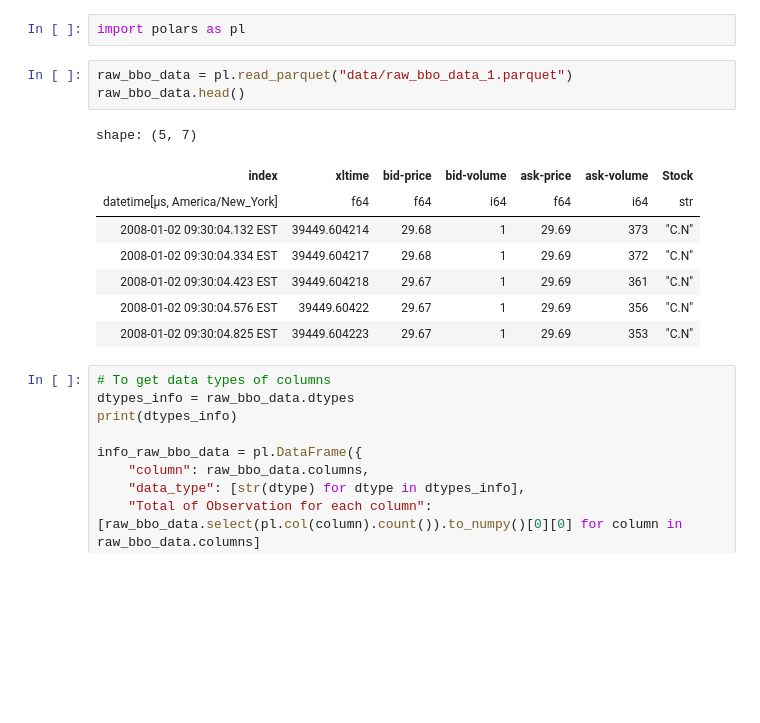
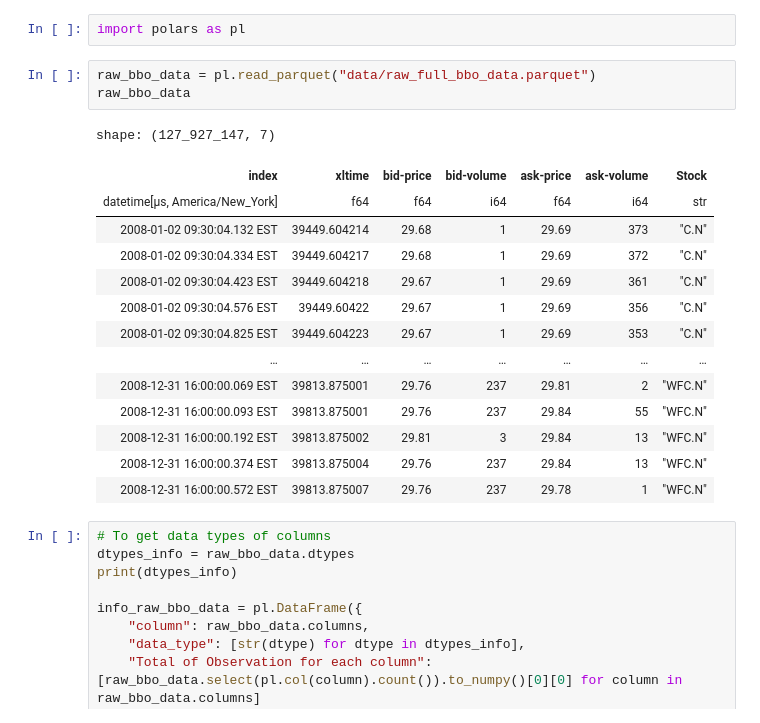
Before and after one commit to valee99/FIN-525-Project, a Jupyter notebook: get_smaller_dataset.ipynb, the cells around one changed output. Cells and saved outputs as stored; diff of their text form; blank space fills up the shorter version.

```diff
--- a/get_smaller_dataset.ipynb
+++ b/get_smaller_dataset.ipynb
@@ -1,17 +1,23 @@
 # %%
 import polars as pl
 # %%
-raw_bbo_data = pl.read_parquet("data/raw_bbo_data_1.parquet")
-raw_bbo_data.head()
+raw_bbo_data = pl.read_parquet("data/raw_full_bbo_data.parquet")
+raw_bbo_data
 # %% [output]
-shape: (5, 7)
+shape: (127_927_147, 7)
 | index | xltime | bid-price | bid-volume | ask-price | ask-volume | Stock |
 | datetime[μs, America/New_York] | f64 | f64 | i64 | f64 | i64 | str |
 | 2008-01-02 09:30:04.132 EST | 39449.604214 | 29.68 | 1 | 29.69 | 373 | "C.N" |
 | 2008-01-02 09:30:04.334 EST | 39449.604217 | 29.68 | 1 | 29.69 | 372 | "C.N" |
 | 2008-01-02 09:30:04.423 EST | 39449.604218 | 29.67 | 1 | 29.69 | 361 | "C.N" |
 | 2008-01-02 09:30:04.576 EST | 39449.60422 | 29.67 | 1 | 29.69 | 356 | "C.N" |
 | 2008-01-02 09:30:04.825 EST | 39449.604223 | 29.67 | 1 | 29.69 | 353 | "C.N" |
+| … | … | … | … | … | … | … |
+| 2008-12-31 16:00:00.069 EST | 39813.875001 | 29.76 | 237 | 29.81 | 2 | "WFC.N" |
+| 2008-12-31 16:00:00.093 EST | 39813.875001 | 29.76 | 237 | 29.84 | 55 | "WFC.N" |
+| 2008-12-31 16:00:00.192 EST | 39813.875002 | 29.81 | 3 | 29.84 | 13 | "WFC.N" |
+| 2008-12-31 16:00:00.374 EST | 39813.875004 | 29.76 | 237 | 29.84 | 13 | "WFC.N" |
+| 2008-12-31 16:00:00.572 EST | 39813.875007 | 29.76 | 237 | 29.78 | 1 | "WFC.N" |
 # %%
 # To get data types of columns
 dtypes_info = raw_bbo_data.dtypes
```
Also changed, not shown: parts of 9 cells of this notebook, 38 other files.
